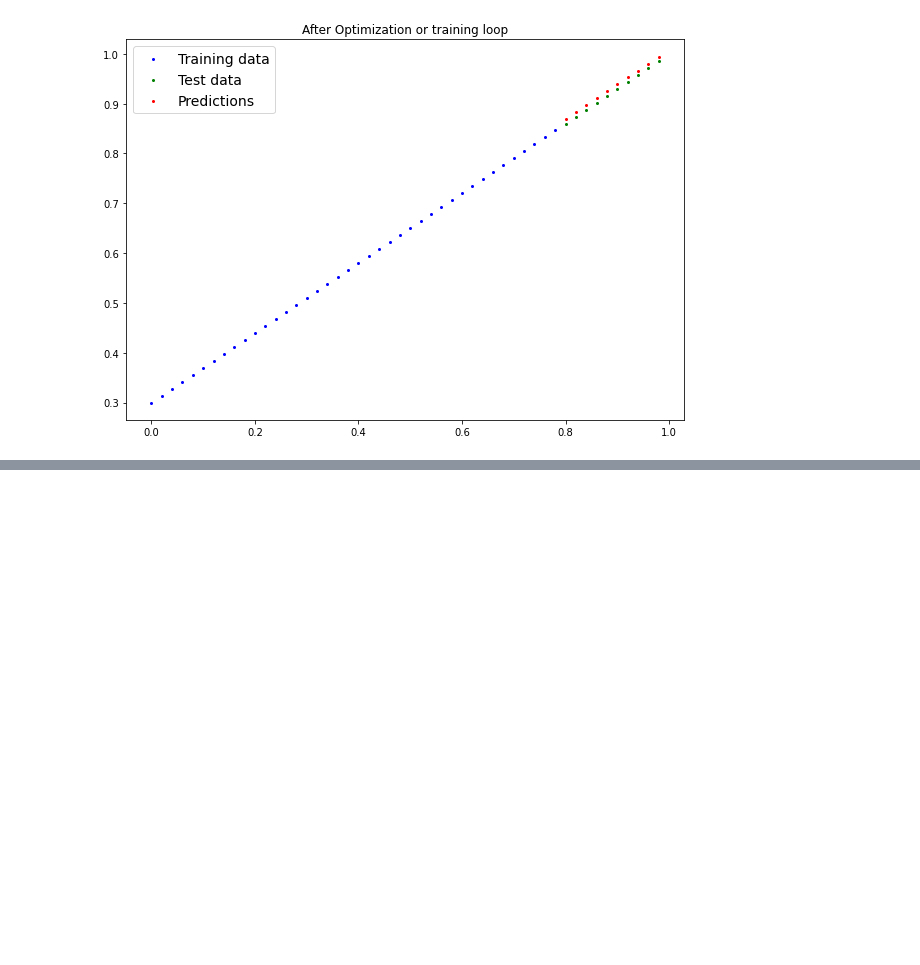
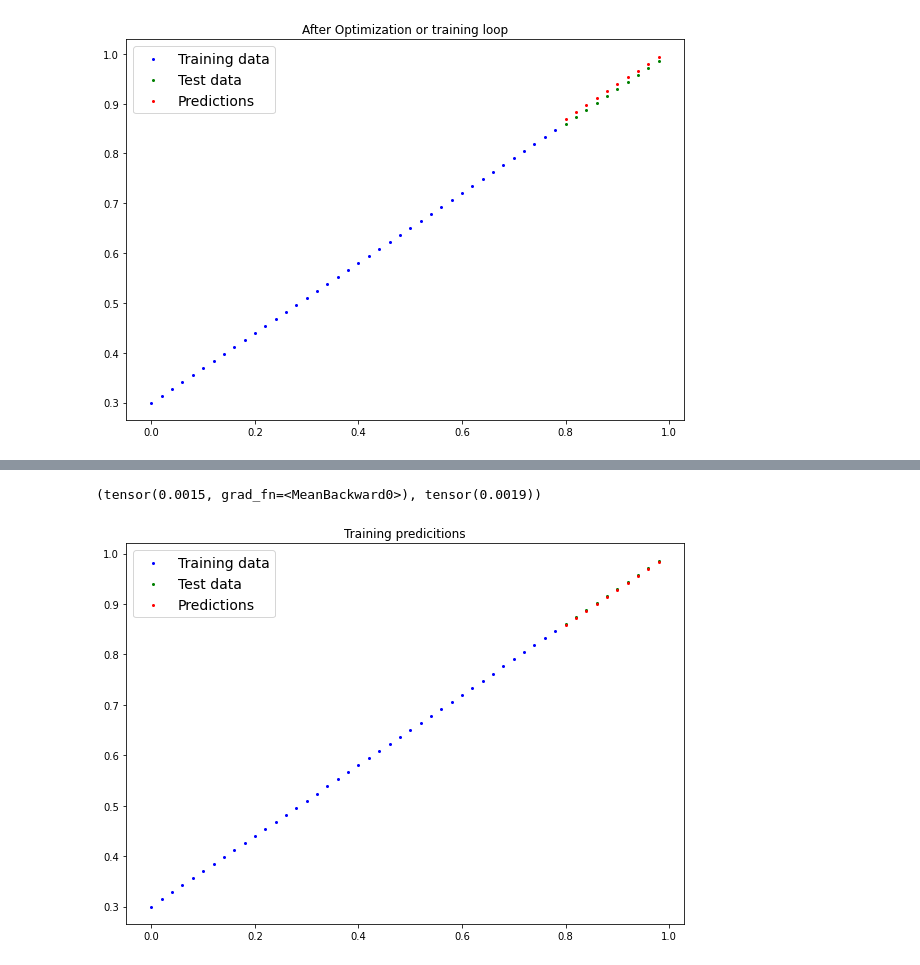
Before and after one commit to MananShukla7/Pytorch-CV, a Jupyter notebook: 02_Pytoch_Workflow.ipynb, the cells around one changed output, grey strips where cells are left out. Saved outputs shown, nothing was run; the diff lists cells and outputs as text; code cells hidden in the pictures; blank space fills up the shorter version.

```diff
--- a/02_Pytoch_Workflow.ipynb
+++ b/02_Pytoch_Workflow.ipynb
@@ -275,0 +288,38 @@ epochs
+# %%
+Loss_fn_0=nn.L1Loss()
+optimizer_0=torch.optim.SGD(params=model_0.parameters(),lr=0.01)
+# %%
+#Model training loop
+Train_Loss_list_0=[]
+Test_Loss_list_0=[]
+
+epochs_0=168
+for epoch in range(epochs_0):
+  #Set it to training mode (params set to require grad)
+  model_0.train()
+
+  #FOrward pass
+  y_pred_train_0=model_0(X_train)
+
+  #Calc the mae loss
+  loss_0=Loss_fn_0(y_pred_train_0,y_train)
+  Train_Loss_list_0.append(loss_0.detach().numpy())
+
+  #clear accumulated grads
+  model_0.zero_grad()
+
+  #BACK PROP calculate the gradient for loss fn wrt to each params w1,w2,w3....,wn,b etc.
+  loss_0.backward()
+
+  #Use gd algo for adjusting the values of params to better represent our data
+  optimizer_0.step()
+
+  #Testing
+  model_0.eval()
+  with torch.inference_mode():
+    y_pred_test_0=model_0(X_test)
+    test_loss=loss_fn(y_pred_test_0,y_test)
+    Test_Loss_list_0.append(test_loss.detach().numpy())
+  print(f"Epoch: {epoch} | loss: {loss_0} | Test loss: {test_loss}")
+
+  # print(model_0.state_dict())
@@ -275,0 +344,10 @@ epochs
+# %%
+loss_0,test_loss
+# %% [output]
+(tensor(0.0015, grad_fn=<MeanBackward0>), tensor(0.0019))
+# %%
+plot_predictions(p_train=y_pred_test_0.detach().numpy())
+plt.title("Training predicitions")
+plt.show()
+# %% [output]
+[figure, added]
```
Also changed, not shown: parts of 13 cells of this notebook.
